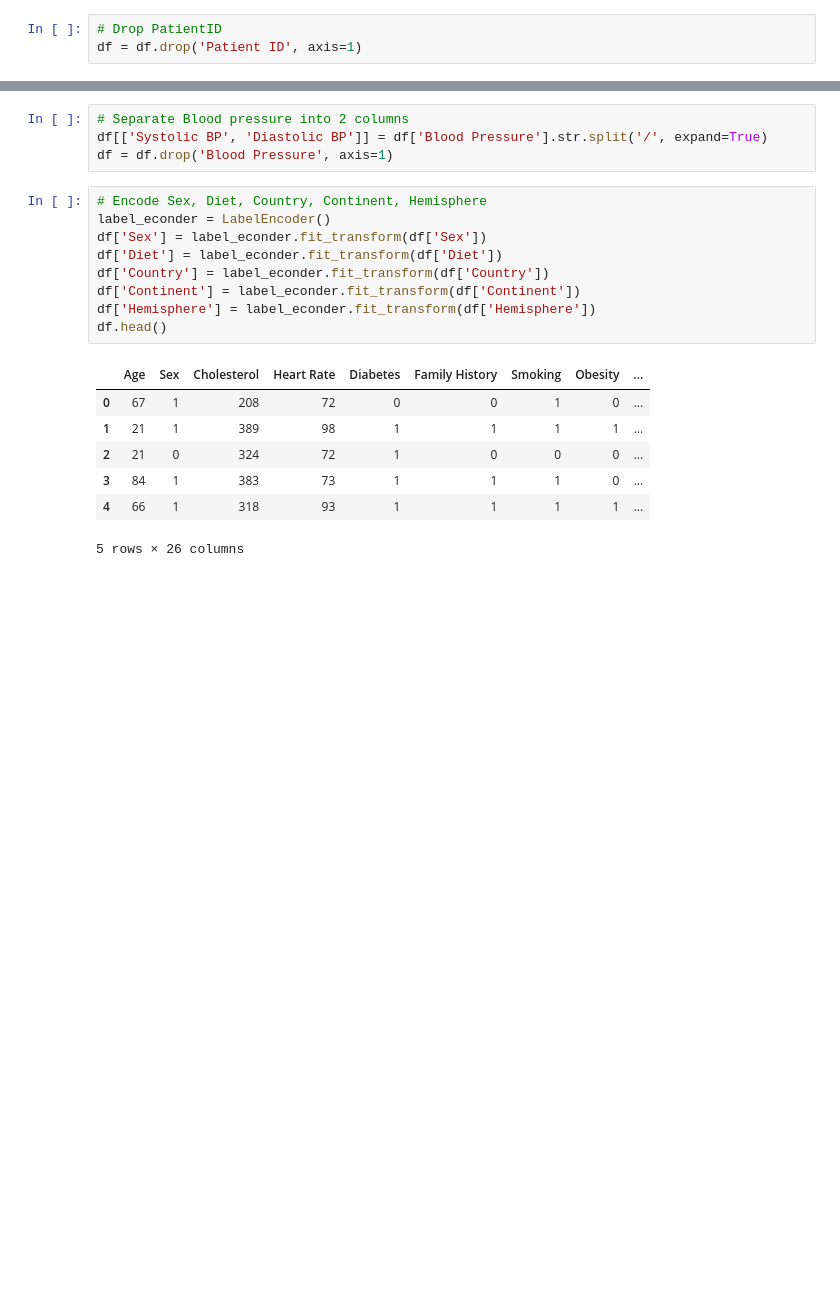
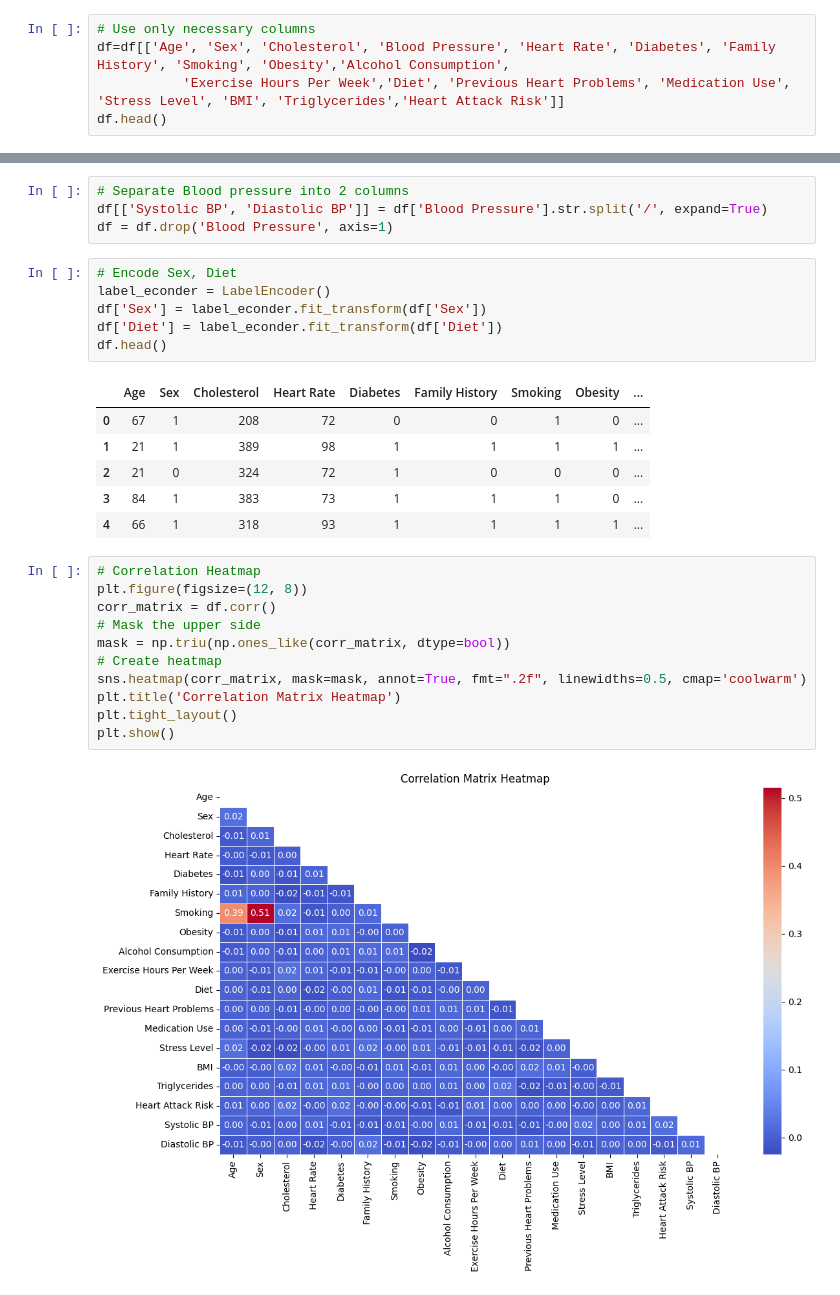
Before and after one commit to maddiejane25/Project-2, a Jupyter notebook: KM_HeartAttackData.ipynb, the cells around one changed output, grey strips where cells are left out. Saved outputs shown, nothing was run; the diff lists cells and outputs as text; blank space fills up the shorter version.

Commit message:
Added graphs

```diff
--- a/KM_HeartAttackData.ipynb
+++ b/KM_HeartAttackData.ipynb
@@ -100,6 +103,8 @@ plt.ylabel('Count')
 plt.show()
 # %% [output]
 [figure]
-# %%
-# Drop PatientID
-df = df.drop('Patient ID', axis=1)
+# %%
+# Use only necessary columns
+df=df[['Age', 'Sex', 'Cholesterol', 'Blood Pressure', 'Heart Rate', 'Diabetes', 'Family History', 'Smoking', 'Obesity','Alcohol Consumption',
+           'Exercise Hours Per Week','Diet', 'Previous Heart Problems', 'Medication Use', 'Stress Level', 'BMI', 'Triglycerides','Heart Attack Risk']]
+df.head()
@@ -108,13 +120,10 @@ df = df.drop('Patient ID', axis=1)
 df[['Systolic BP', 'Diastolic BP']] = df['Blood Pressure'].str.split('/', expand=True)
 df = df.drop('Blood Pressure', axis=1)
 # %%
-# Encode Sex, Diet, Country, Continent, Hemisphere
+# Encode Sex, Diet
 label_econder = LabelEncoder()
 df['Sex'] = label_econder.fit_transform(df['Sex'])
 df['Diet'] = label_econder.fit_transform(df['Diet'])
-df['Country'] = label_econder.fit_transform(df['Country'])
-df['Continent'] = label_econder.fit_transform(df['Continent'])
-df['Hemisphere'] = label_econder.fit_transform(df['Hemisphere'])
 df.head()
 # %% [output]
 |  | Age | Sex | Cholesterol | Heart Rate | Diabetes | Family History | Smoking | Obesity | ... |
@@ -123,4 +132,16 @@ df.head()
 | 2 | 21 | 0 | 324 | 72 | 1 | 0 | 0 | 0 | ... |
 | 3 | 84 | 1 | 383 | 73 | 1 | 1 | 1 | 0 | ... |
 | 4 | 66 | 1 | 318 | 93 | 1 | 1 | 1 | 1 | ... |
-5 rows × 26 columns
+# %%
+# Correlation Heatmap
+plt.figure(figsize=(12, 8))
+corr_matrix = df.corr()
+# Mask the upper side
+mask = np.triu(np.ones_like(corr_matrix, dtype=bool))
+# Create heatmap
+sns.heatmap(corr_matrix, mask=mask, annot=True, fmt=".2f", linewidths=0.5, cmap='coolwarm')
+plt.title('Correlation Matrix Heatmap')
+plt.tight_layout()
+plt.show()
+# %% [output]
+[figure, added]
```
Also changed, not shown: parts of 14 cells of this notebook.
